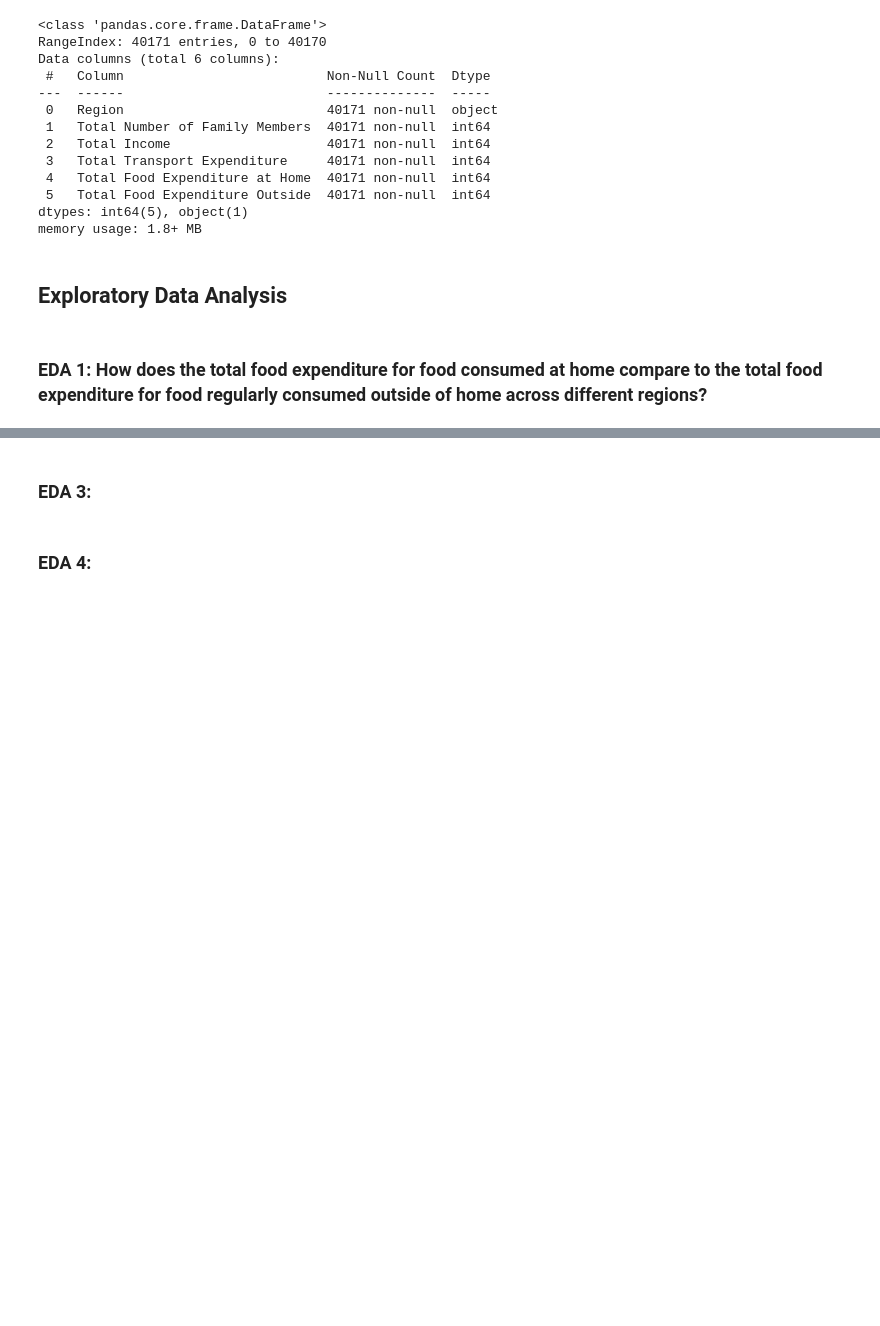
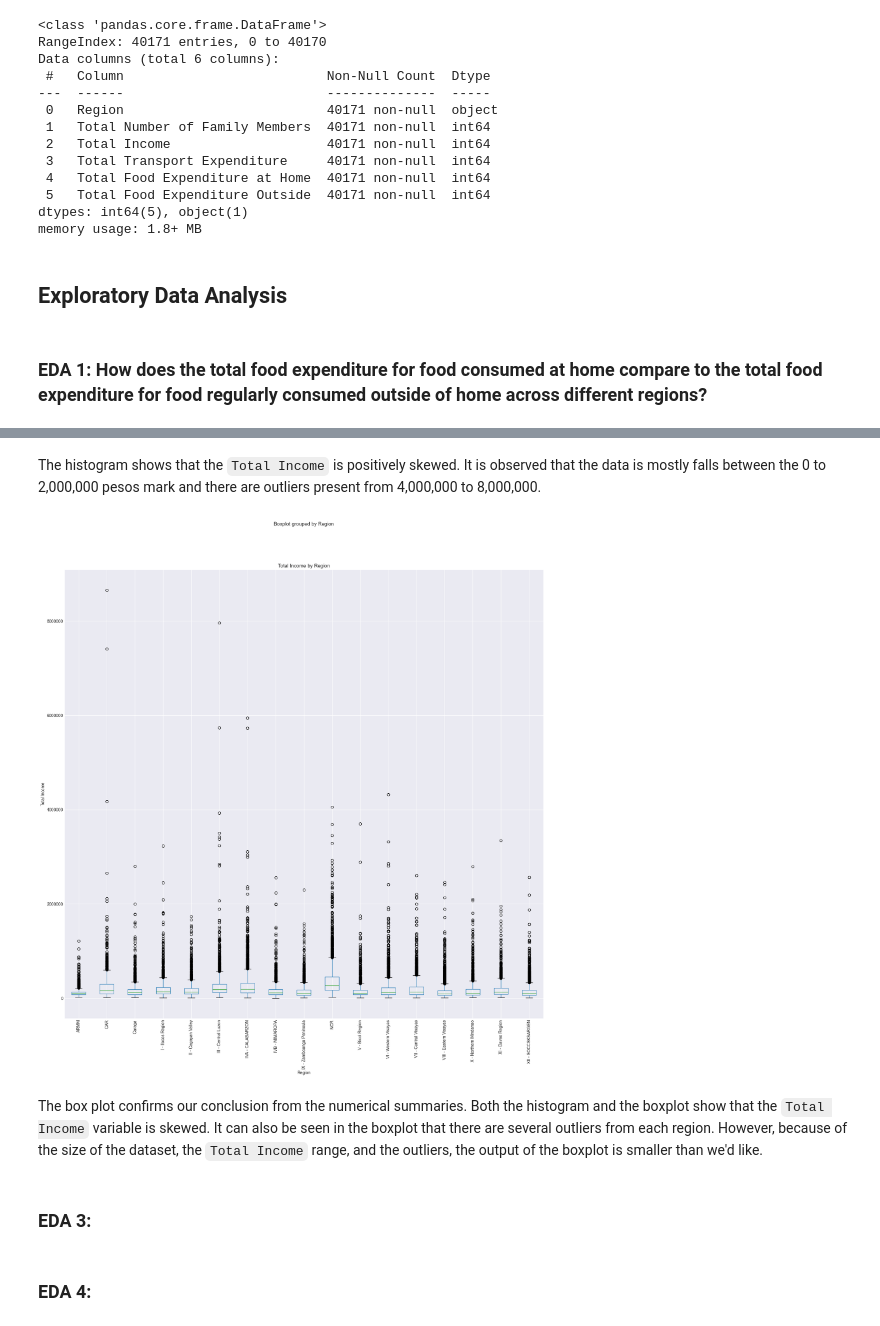
Before and after one commit to definitelyliz/CSMODEL-Phase-1, a Jupyter notebook: CSMODEL Phase 1.ipynb, the cells around one changed output, grey strips where cells are left out. Cells and saved outputs as stored; diff of their text form; code cells hidden in the pictures; blank space fills up the shorter version.

```diff
--- a/CSMODEL Phase 1.ipynb
+++ b/CSMODEL Phase 1.ipynb
@@ -642,3 +662,17 @@ income_per_region.sort_values(('Total Income', 'mean'), ascending = False)
+# %% [markdown]
+The histogram shows that the `Total Income` is positively skewed. It is observed that the data is mostly falls between the 0 to 2,000,000 pesos mark and there are outliers present from 4,000,000 to 8,000,000.
+# %%
+df_2.boxplot("Total Income", by="Region", figsize=(20,20))
+plt.title('Total Income by Region')
+plt.ticklabel_format(style='plain', axis='y')
+plt.xticks(rotation=90)
+plt.xlabel('Region')
+plt.ylabel('Total Income')
+plt.show()
+# %% [output]
+[figure, added]
+# %% [markdown]
+The box plot confirms our conclusion from the numerical summaries. Both the histogram and the boxplot show that the `Total Income` variable is skewed. It can also be seen in the boxplot that there are several outliers from each region. However, because of the size of the dataset, the `Total Income` range, and the outliers, the output of the boxplot is smaller than we'd like.
 # %% [markdown]
 ### EDA 3:
 # %% [markdown]
```
Also changed, not shown: parts of 10 cells of this notebook, 1 other file.
